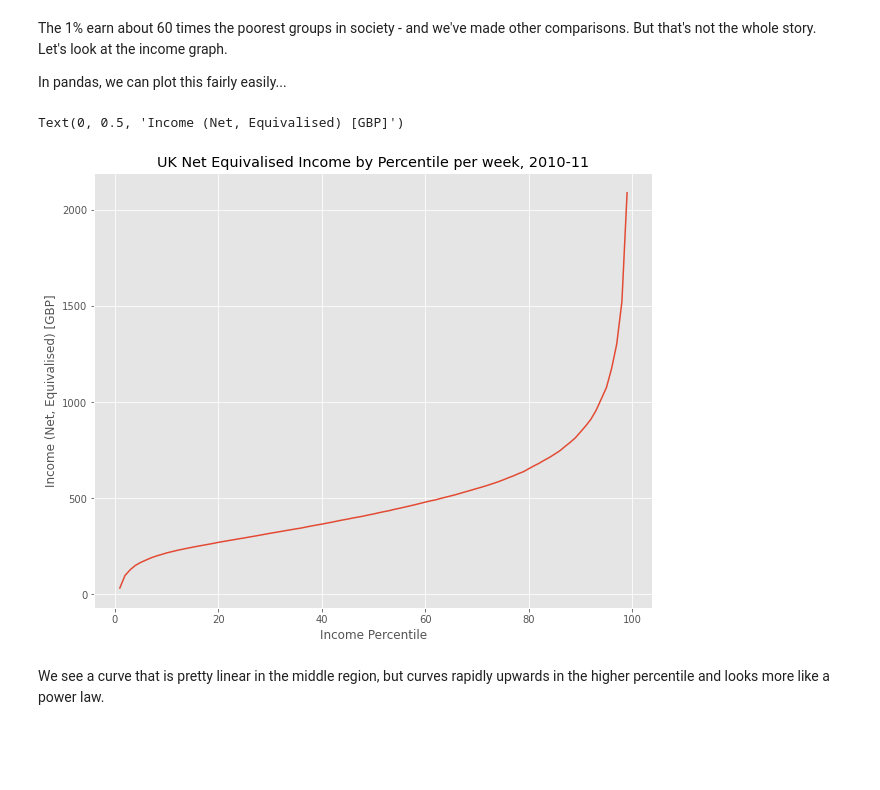
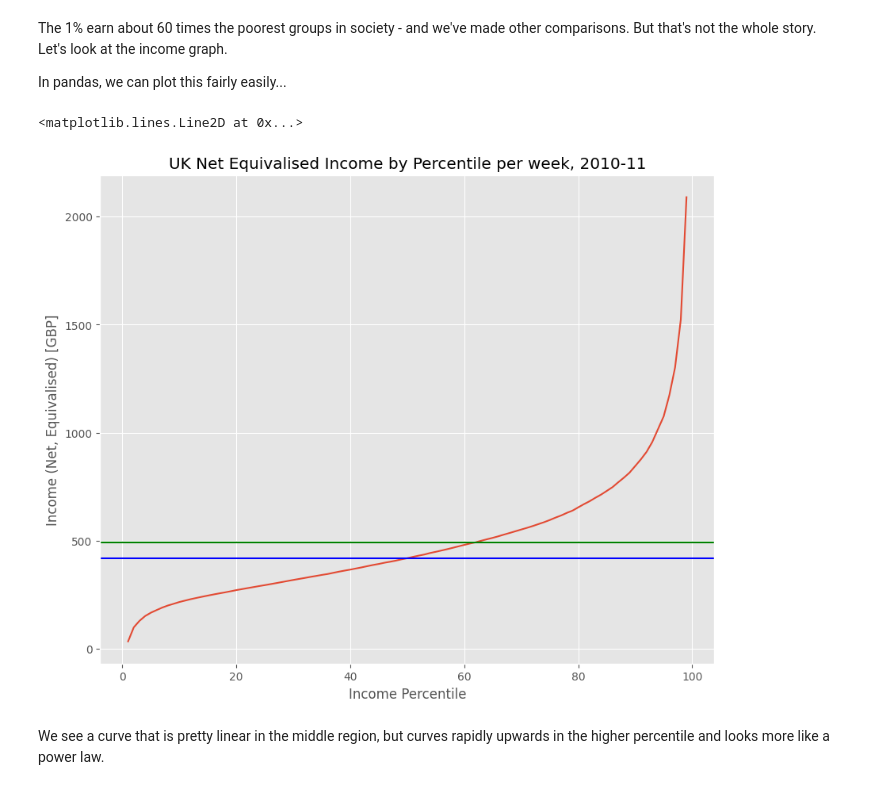
Before and after one commit to gr8imajoke/QM2, a Jupyter notebook: notebooks/W02. Pandas.ipynb, the cells around one changed output. Saved outputs shown, nothing was run; the diff lists cells and outputs as text; code cells hidden in the pictures; blank space fills up the shorter version.

```diff
--- a/notebooks/W02. Pandas.ipynb
+++ b/notebooks/W02. Pandas.ipynb
@@ -196,11 +219,21 @@ In pandas, we can plot this fairly easily...
 # %%
 income['Net equivalised household income in 2010-11, week'].plot()
 plt.title('UK Net Equivalised Income by Percentile per week, 2010-11')
 plt.xlabel('Income Percentile')
 plt.ylabel('Income (Net, Equivalised) [GBP]')
+
+#mean
+mean = income['Net equivalised household income in 2010-11, week'].mean()
+plt.axhline(y=mean, color='g')
+
+#median
+median = income['Net equivalised household income in 2010-11, week'].median()
+plt.axhline(y=median, color='b')
+
+#the median means the middle value of all the incomes
 # %% [output]
-Text(0, 0.5, 'Income (Net, Equivalised) [GBP]')
+<matplotlib.lines.Line2D at 0x...>
-[figure, old version]
+[figure, new version]
 # %% [markdown]
 We see a curve that is pretty linear in the middle region, but curves rapidly upwards in the higher percentile and looks more like a power law.
 # %% [markdown]
```
Also changed, not shown: parts of 32 cells of this notebook.
